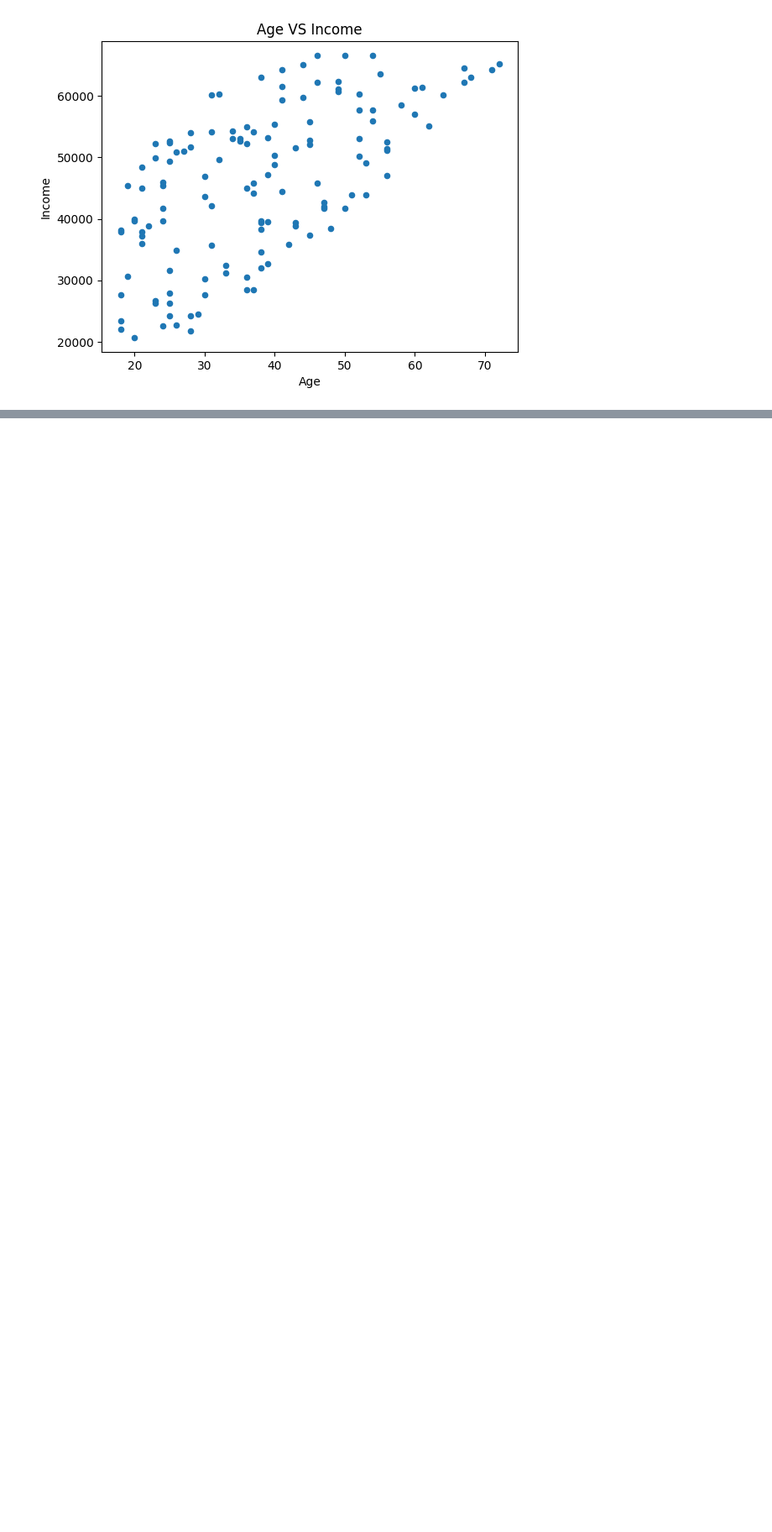
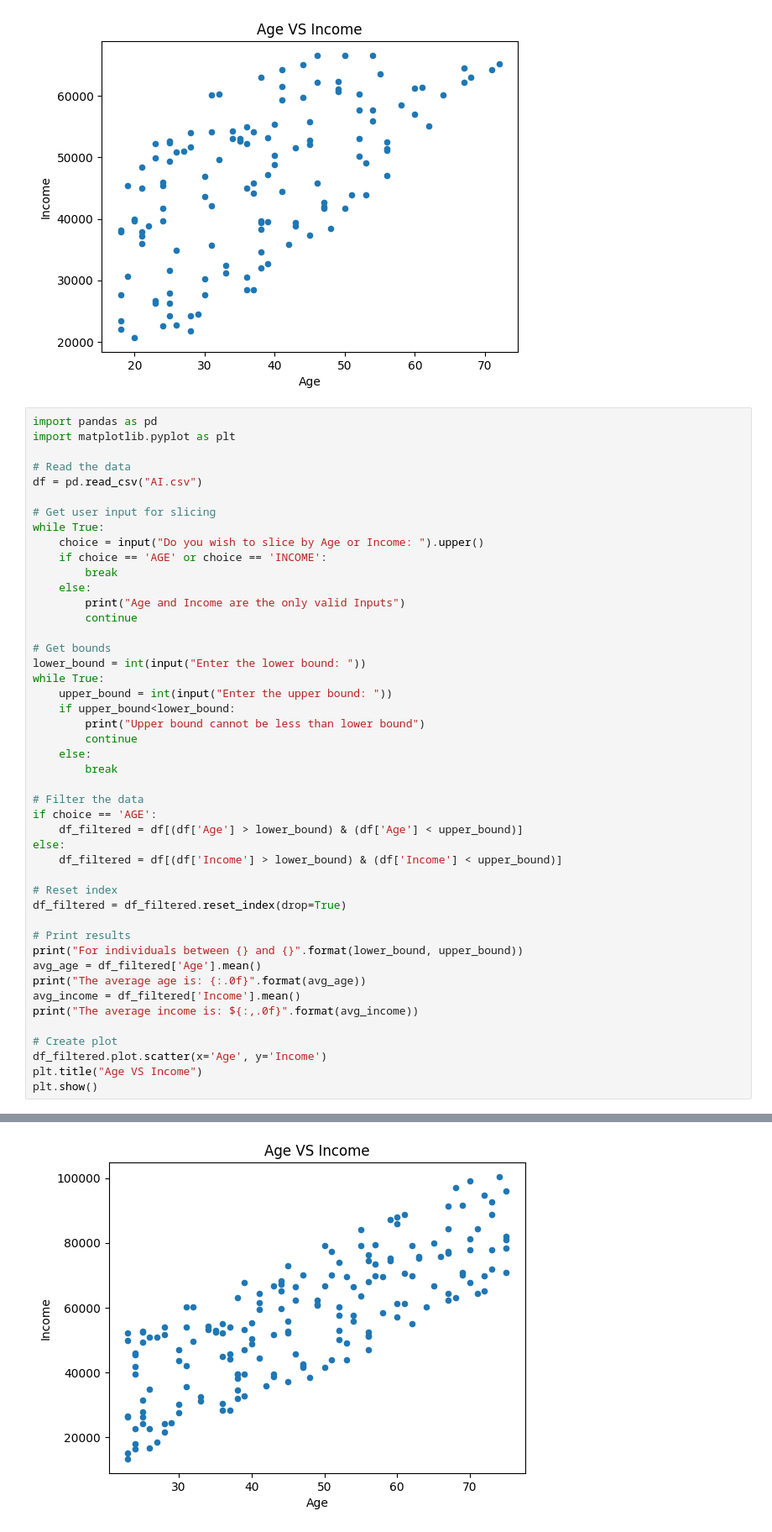
Before and after one commit to rohilahuja3/MSF_Python, a Jupyter notebook: FINAL EXAM/FinalExam.ipynb, the cells around one changed output, grey strips where cells are left out. Shown: that part at 84% size. Drawn from its saved outputs; the diff is of its cells as text; blank space fills up the shorter version.

```diff
--- a/FINAL EXAM/FinalExam.ipynb
+++ b/FINAL EXAM/FinalExam.ipynb
@@ -159,3 +159,50 @@ For individuals between 20000 and 66666
 The average age is: 38
 The average income is: $46,040
 [figure]
+# %%
+import pandas as pd
+import matplotlib.pyplot as plt
+
+# Read the data
+df = pd.read_csv("AI.csv")
+
+# Get user input for slicing
+while True:
+    choice = input("Do you wish to slice by Age or Income: ").upper()
+    if choice == 'AGE' or choice == 'INCOME':
+        break
+    else:
+        print("Age and Income are the only valid Inputs")
+        continue
+
+# Get bounds
+lower_bound = int(input("Enter the lower bound: "))
+while True:
+    upper_bound = int(input("Enter the upper bound: "))
+    if upper_bound<lower_bound:
+        print("Upper bound cannot be less than lower bound")
+        continue
+    else:
+        break
+
+# Filter the data
+if choice == 'AGE':
+    df_filtered = df[(df['Age'] > lower_bound) & (df['Age'] < upper_bound)]
+else:
+    df_filtered = df[(df['Income'] > lower_bound) & (df['Income'] < upper_bound)]
+
+# Reset index
+df_filtered = df_filtered.reset_index(drop=True)
+
+# Print results
+print("For individuals between {} and {}".format(lower_bound, upper_bound))
+avg_age = df_filtered['Age'].mean()
+print("The average age is: {:.0f}".format(avg_age))
+avg_income = df_filtered['Income'].mean()
+print("The average income is: ${:,.0f}".format(avg_income))
+
+# Create plot
+df_filtered.plot.scatter(x='Age', y='Income')
+plt.title("Age VS Income")
+plt.show()
+# %% [output]
@@ -161,0 +213 @@ The average income is: $46,040
+[figure, added]
```
Also changed, not shown: parts of 2 cells of this notebook.
